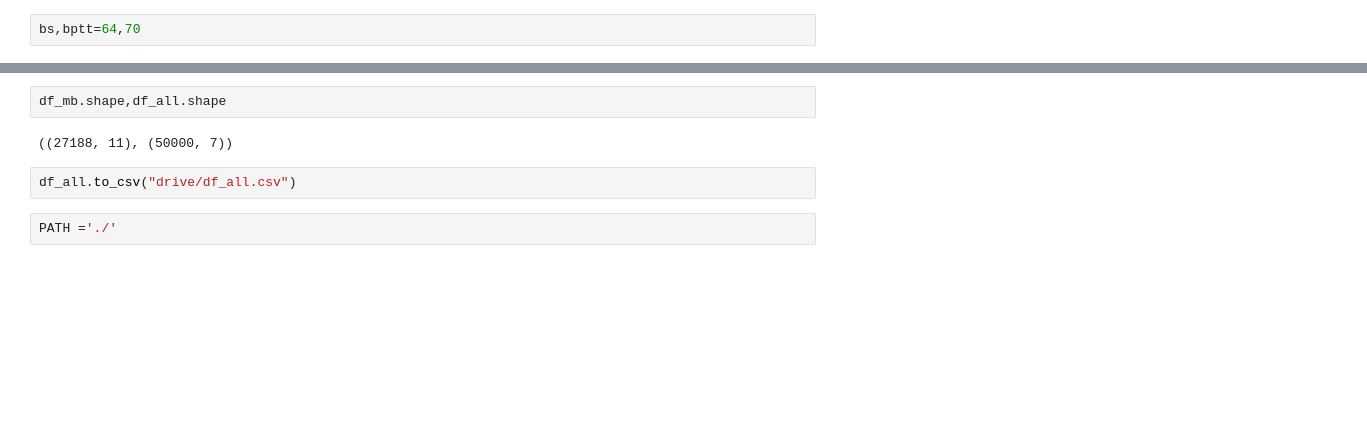
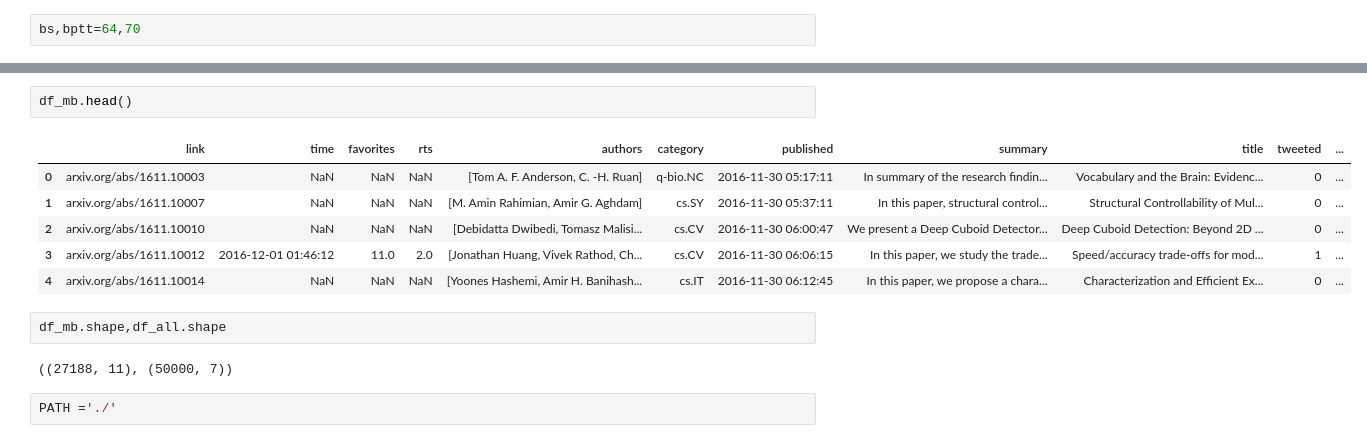
Before and after one commit to x110/MyFastaiNotebooks, a Jupyter notebook: lang_model_arxiv1.ipynb, the cells around one changed output, grey strips where cells are left out. Cells and saved outputs as stored; diff of their text form; blank space fills up the shorter version.

```diff
--- a/lang_model_arxiv1.ipynb
+++ b/lang_model_arxiv1.ipynb
@@ -255,9 +241,16 @@ n=len(df_all);n
+# %%
+df_mb.head()
+# %% [output]
+|  | link | time | favorites | rts | authors | category | published | summary | title | tweeted | ... |
+| 0 | arxiv.org/abs/1611.10003 | NaN | NaN | NaN | [Tom A. F. Anderson, C. -H. Ruan] | q-bio.NC | 2016-11-30 05:17:11 | In summary of the research findin... | Vocabulary and the Brain: Evidenc... | 0 | ... |
+| 1 | arxiv.org/abs/1611.10007 | NaN | NaN | NaN | [M. Amin Rahimian, Amir G. Aghdam] | cs.SY | 2016-11-30 05:37:11 | In this paper, structural control... | Structural Controllability of Mul... | 0 | ... |
+| 2 | arxiv.org/abs/1611.10010 | NaN | NaN | NaN | [Debidatta Dwibedi, Tomasz Malisi... | cs.CV | 2016-11-30 06:00:47 | We present a Deep Cuboid Detector... | Deep Cuboid Detection: Beyond 2D ... | 0 | ... |
+| 3 | arxiv.org/abs/1611.10012 | 2016-12-01 01:46:12 | 11.0 | 2.0 | [Jonathan Huang, Vivek Rathod, Ch... | cs.CV | 2016-11-30 06:06:15 | In this paper, we study the trade... | Speed/accuracy trade-offs for mod... | 1 | ... |
+| 4 | arxiv.org/abs/1611.10014 | NaN | NaN | NaN | [Yoones Hashemi, Amir H. Banihash... | cs.IT | 2016-11-30 06:12:45 | In this paper, we propose a chara... | Characterization and Efficient Ex... | 0 | ... |
 # %%
 df_mb.shape,df_all.shape
 # %% [output]
 ((27188, 11), (50000, 7))
-# %%
-df_all.to_csv("drive/df_all.csv")
 # %%
 PATH ='./'
 # %%
```
Also changed, not shown: parts of 36 cells of this notebook.
